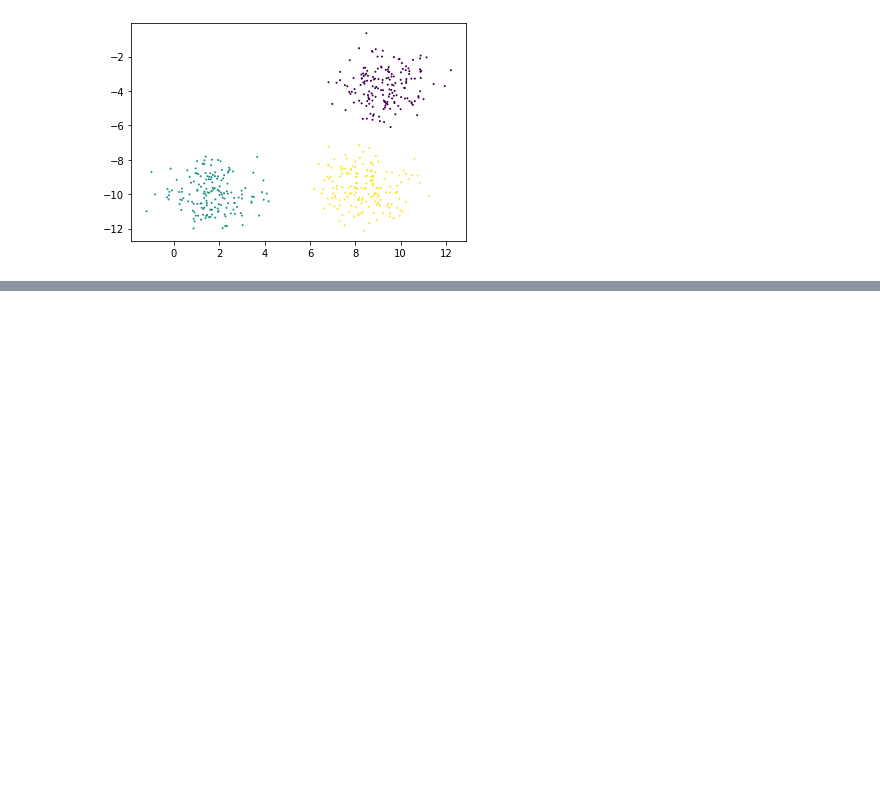
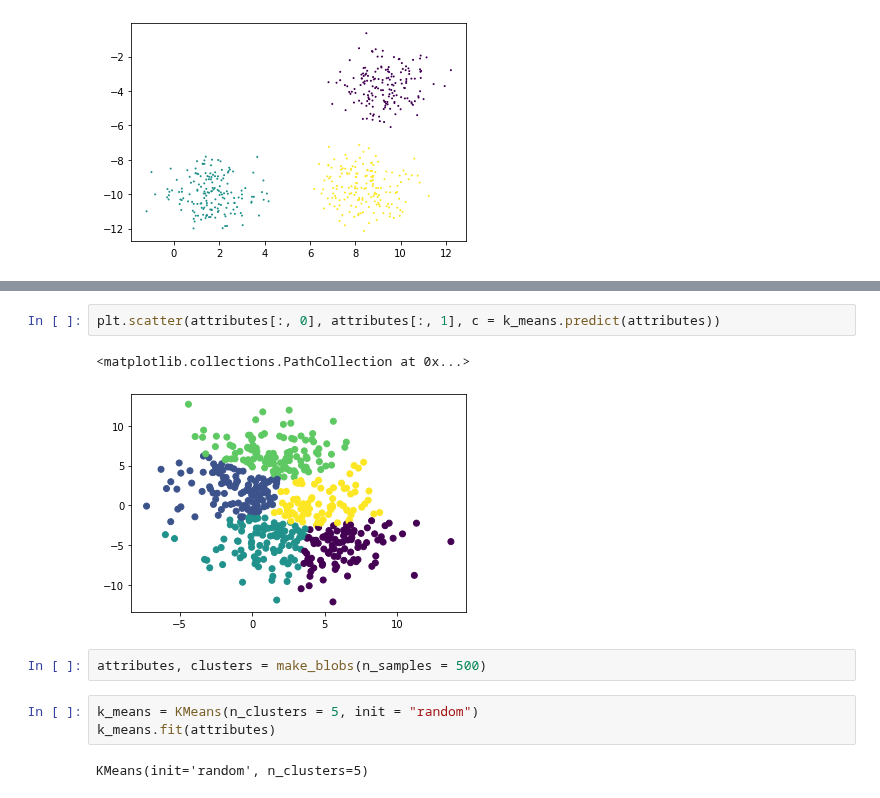
Before and after one commit to GalkaKG/Machine-Learning, a Jupyter notebook: 06.Clustering/Clustering.ipynb, the cells around one changed output, grey strips where cells are left out. Cells and saved outputs as stored; diff of their text form; blank space fills up the shorter version.

```diff
--- a/06.Clustering/Clustering.ipynb
+++ b/06.Clustering/Clustering.ipynb
@@ -169,0 +210,12 @@ array([3, 5, 2, ..., 6, 7, 3])
+# %%
+plt.scatter(attributes[:, 0], attributes[:, 1], c = k_means.predict(attributes))
+# %% [output]
+<matplotlib.collections.PathCollection at 0x...>
+[figure, added]
+# %%
+attributes, clusters = make_blobs(n_samples = 500)
+# %%
+k_means = KMeans(n_clusters = 5, init = "random")
+k_means.fit(attributes)
+# %% [output]
+KMeans(init='random', n_clusters=5)
```
Also changed, not shown: parts of 18 cells of this notebook, 1 other file.
